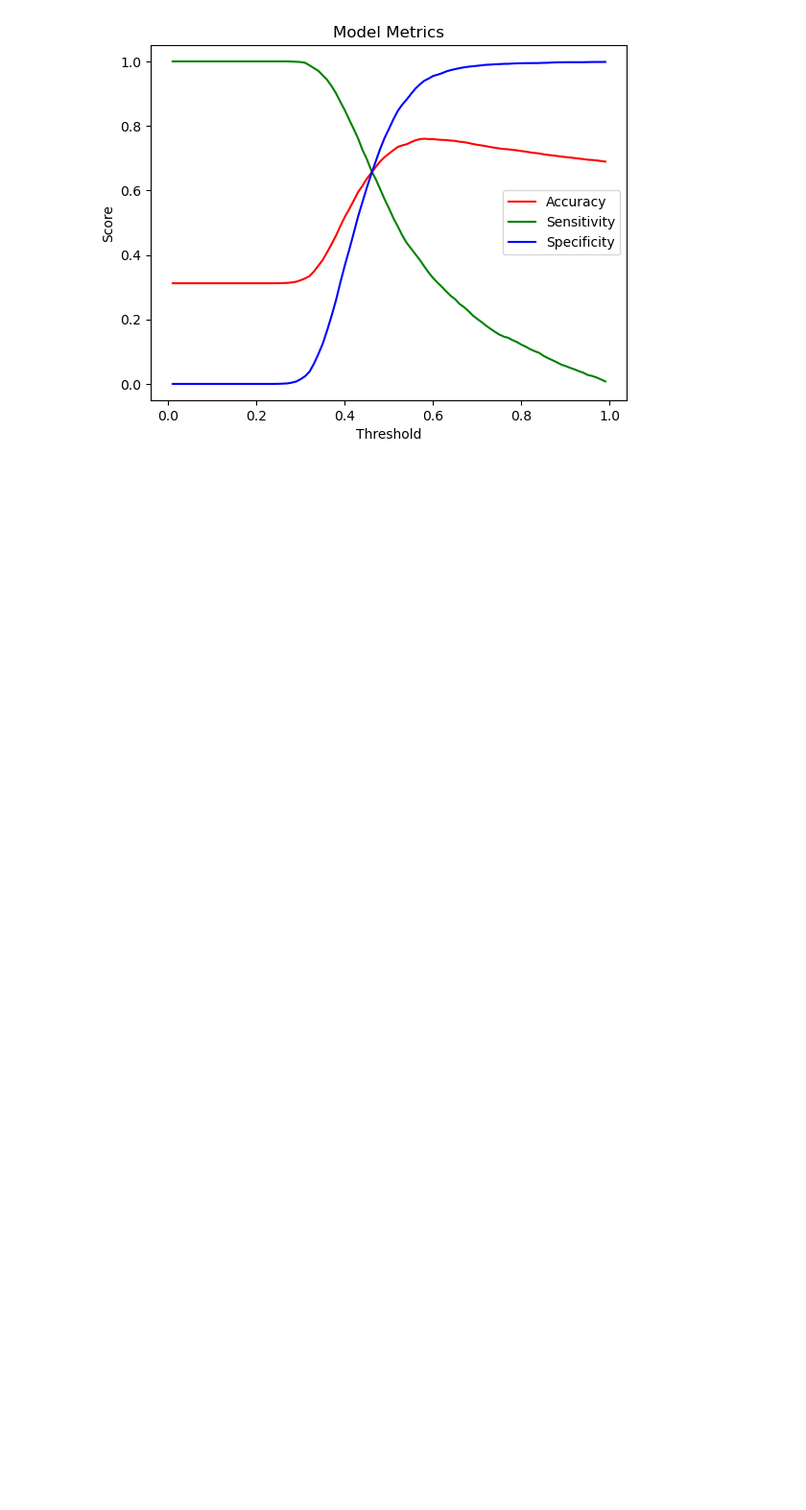
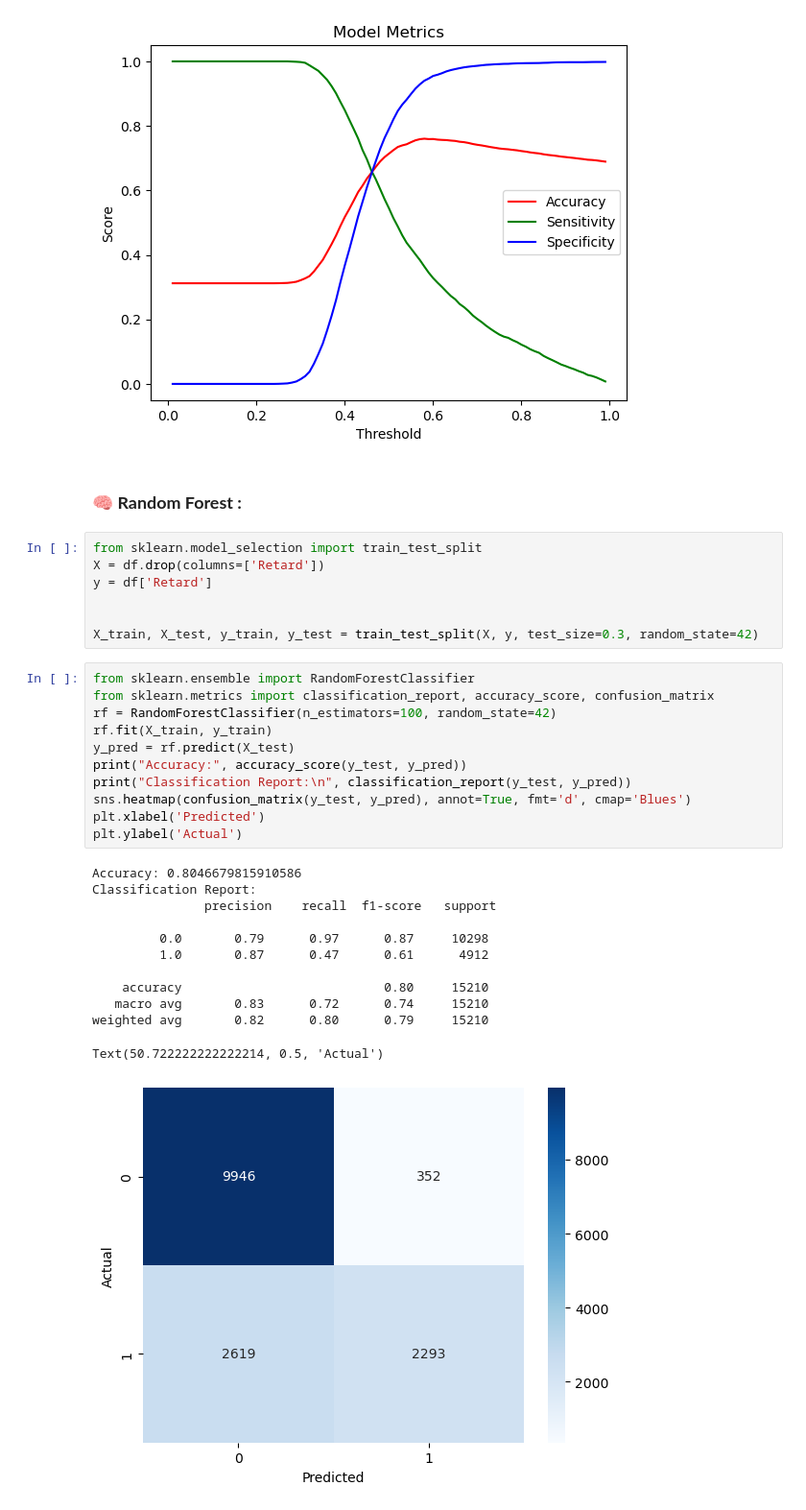
Before and after one commit to OUALYoss/Projet_Python-pour-la-data-science, a Jupyter notebook: Modélisation.ipynb, the cells around one changed output. Shown at 96% size. Saved outputs shown, nothing was run; the diff lists cells and outputs as text; blank space fills up the shorter version.

```diff
--- a/Modélisation.ipynb
+++ b/Modélisation.ipynb
@@ -260,3 +270,36 @@ print_results(clf)
 # %% [output]
 [figure]
 [figure]
+# %% [markdown]
+### 🧠 **Random Forest :**
+# %%
+from sklearn.model_selection import train_test_split
+X = df.drop(columns=['Retard'])
+y = df['Retard']
+
+
+X_train, X_test, y_train, y_test = train_test_split(X, y, test_size=0.3, random_state=42)
+# %%
+from sklearn.ensemble import RandomForestClassifier
+from sklearn.metrics import classification_report, accuracy_score, confusion_matrix
+rf = RandomForestClassifier(n_estimators=100, random_state=42)
+rf.fit(X_train, y_train)
+y_pred = rf.predict(X_test)
+print("Accuracy:", accuracy_score(y_test, y_pred))
+print("Classification Report:\n", classification_report(y_test, y_pred))
+sns.heatmap(confusion_matrix(y_test, y_pred), annot=True, fmt='d', cmap='Blues')
+plt.xlabel('Predicted')
+plt.ylabel('Actual')
+# %% [output]
+Accuracy: 0.8046679815910586
+Classification Report:
+               precision    recall  f1-score   support
+
+         0.0       0.79      0.97      0.87     10298
+         1.0       0.87      0.47      0.61      4912
+
+    accuracy                           0.80     15210
+   macro avg       0.83      0.72      0.74     15210
+weighted avg       0.82      0.80      0.79     15210
+Text(50.722222222222214, 0.5, 'Actual')
+[figure, added]
```
Also changed, not shown: parts of 5 cells of this notebook.
